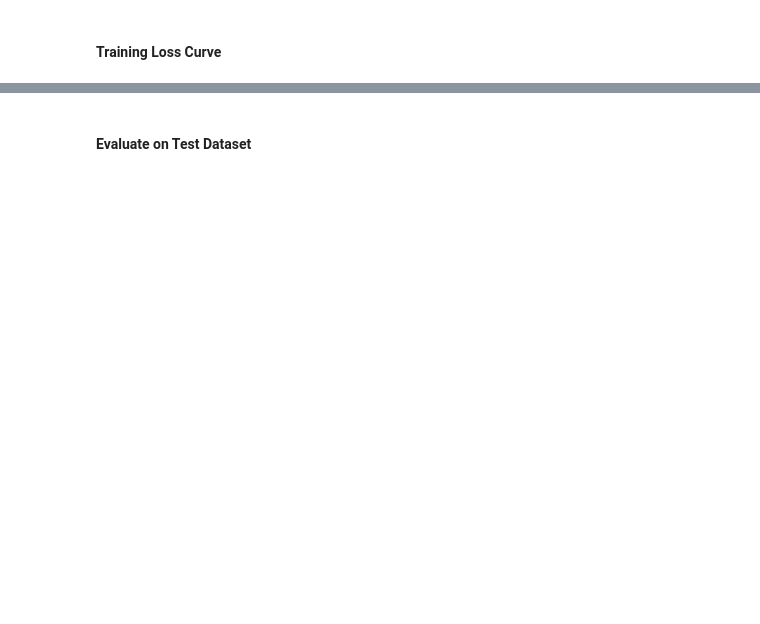
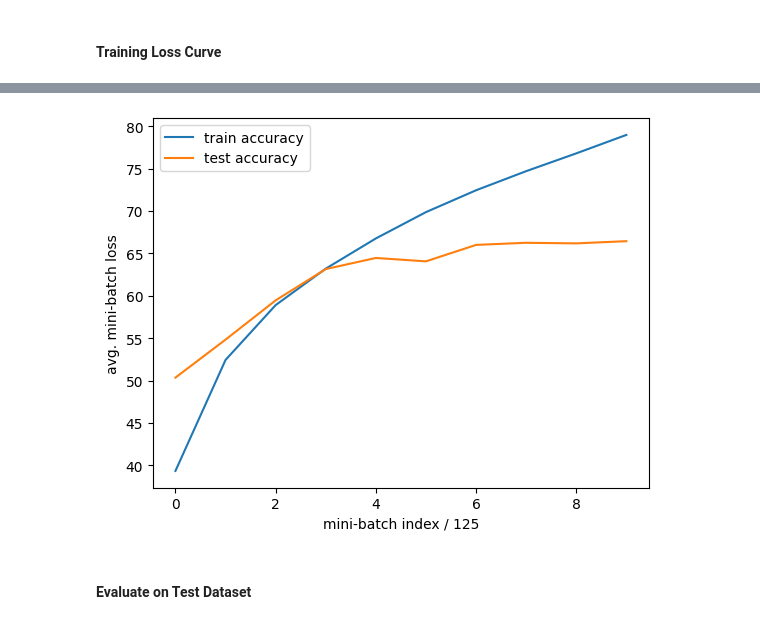
Before and after one commit to hao24real/storage_efficient_cnn, a Jupyter notebook: hw4.ipynb, the cells around one changed output, grey strips where cells are left out. Saved outputs shown, nothing was run; the diff lists cells and outputs as text; code cells hidden in the pictures; blank space fills up the shorter version.

```diff
--- a/hw4.ipynb
+++ b/hw4.ipynb
@@ -54,6 +62,6 @@ print(' '.join('%5s' % classes[labels[j]] for j in range(4)))
 #### Choose a Device
 # %%
 # If there are GPUs, choose the first one for computing. Otherwise use CPU.
-device = torch.device("cuda:0" if torch.cuda.is_available() else "cpu")
+device = torch.device("cuda:0" if torch.cuda.is_available() else ("mps" if torch.backends.mps.is_available() else "cpu"))
 print(device)
-# If 'cuda:0' is printed, it means GPU is available.
+# If 'mps or cuda:0' is printed, it means GPU is available.
@@ -137,3 +243,12 @@ plt.show()
+# %%
+plt.plot(train_accuracies)
+plt.plot(test_accuracies)
+plt.xlabel('mini-batch index / {}'.format(record_freq))
+plt.ylabel('avg. mini-batch loss')
+plt.legend(['train accuracy', 'test accuracy'])
+plt.show()
+# %% [output]
+[figure, added]
 # %% [markdown]
 #### Evaluate on Test Dataset
 # %%
```
Also changed, not shown: parts of 35 cells of this notebook, 2 other files.
